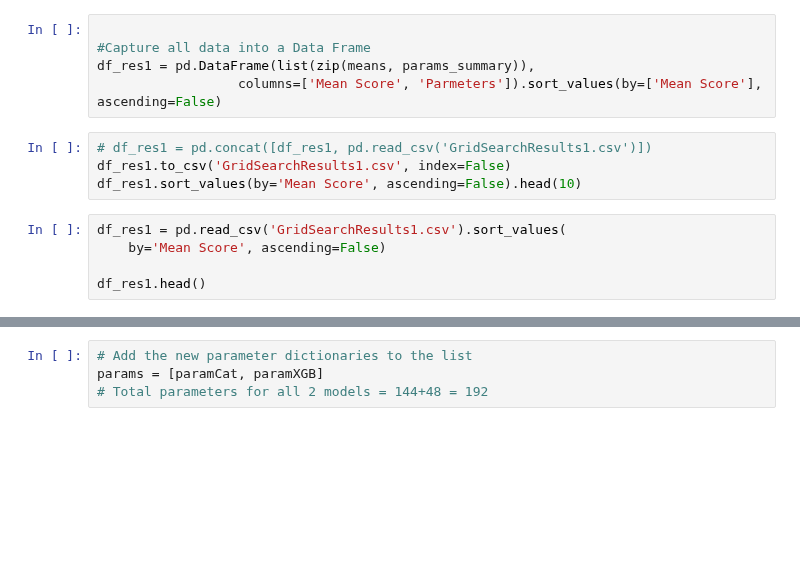
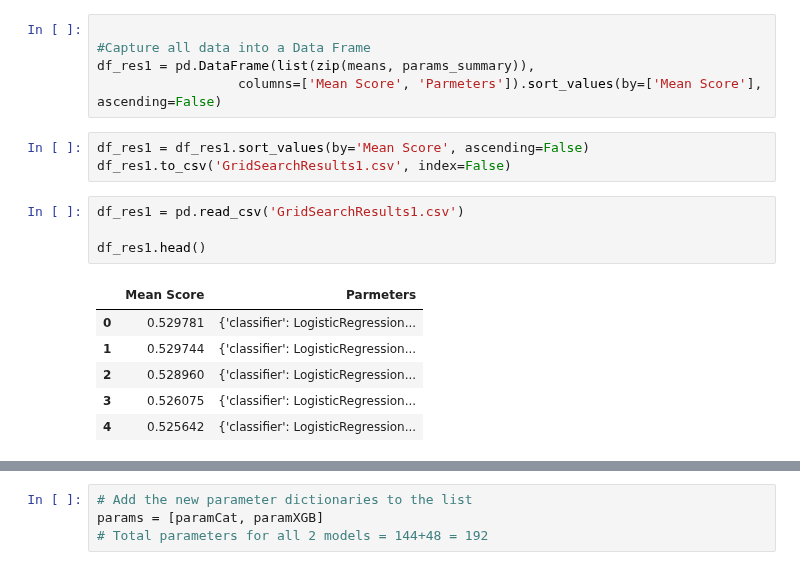
Before and after one commit to carokanns/the_new_Krypto, a Jupyter notebook: my_testa_modeller.ipynb, the cells around one changed output, grey strips where cells are left out. Drawn from its saved outputs; the diff is of its cells as text; blank space fills up the shorter version.

Commit message:
CatBoostClassifier vald

```diff
--- a/my_testa_modeller.ipynb
+++ b/my_testa_modeller.ipynb
@@ -713,12 +766,17 @@ print("--- %s seconds ---" % round((time.time() - start_time),1))
 #Capture all data into a Data Frame
 df_res1 = pd.DataFrame(list(zip(means, params_summary)),
                   columns=['Mean Score', 'Parmeters']).sort_values(by=['Mean Score'], ascending=False)
-# %%
-# df_res1 = pd.concat([df_res1, pd.read_csv('GridSearchResults1.csv')])
-df_res1.to_csv('GridSearchResults1.csv', index=False)
-df_res1.sort_values(by='Mean Score', ascending=False).head(10)
+# %%
+df_res1 = df_res1.sort_values(by='Mean Score', ascending=False)
+df_res1.to_csv('GridSearchResults1.csv', index=False)
 # %%
-df_res1 = pd.read_csv('GridSearchResults1.csv').sort_values(
-    by='Mean Score', ascending=False)
+df_res1 = pd.read_csv('GridSearchResults1.csv')
 
 df_res1.head()
+# %% [output]
+|  | Mean Score | Parmeters |
+| 0 | 0.529781 | {'classifier': LogisticRegression... |
+| 1 | 0.529744 | {'classifier': LogisticRegression... |
+| 2 | 0.528960 | {'classifier': LogisticRegression... |
+| 3 | 0.526075 | {'classifier': LogisticRegression... |
+| 4 | 0.525642 | {'classifier': LogisticRegression... |
```
Also changed, not shown: parts of 28 cells of this notebook, 5 other files.
